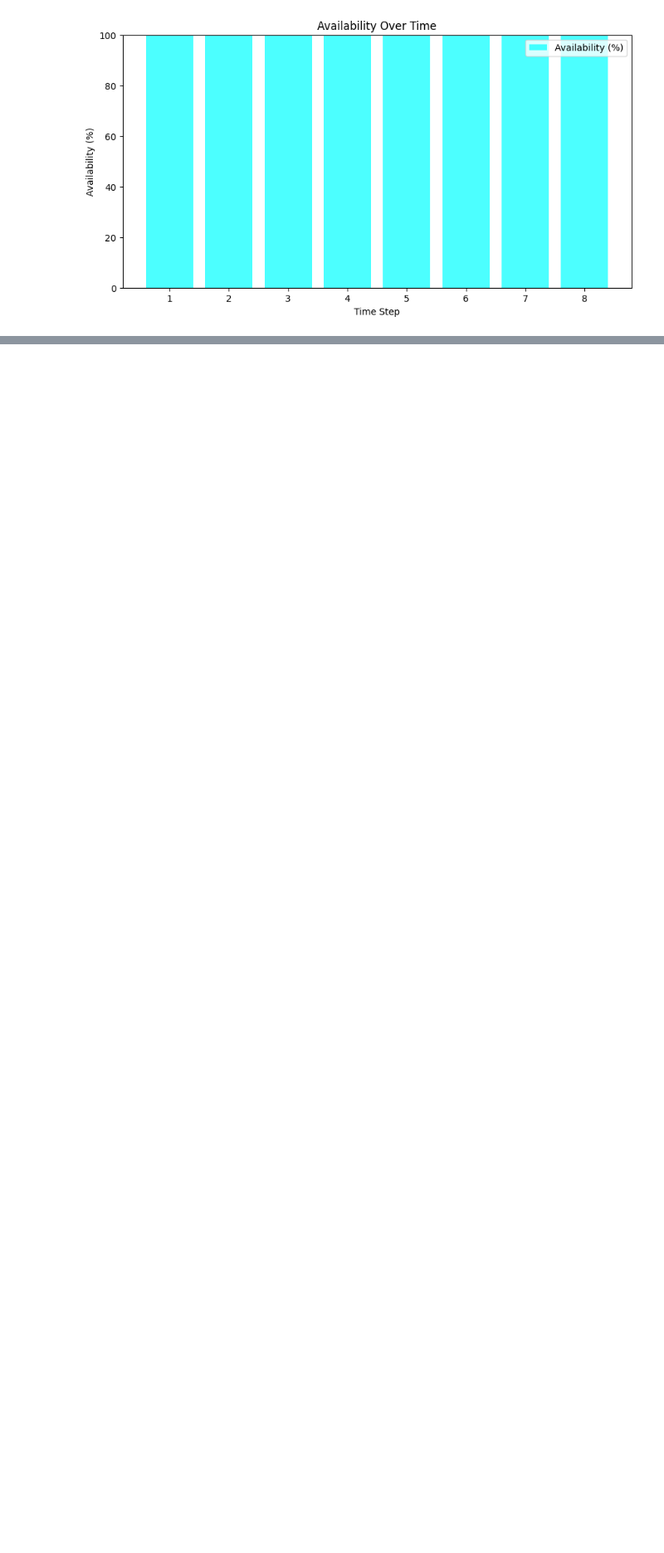
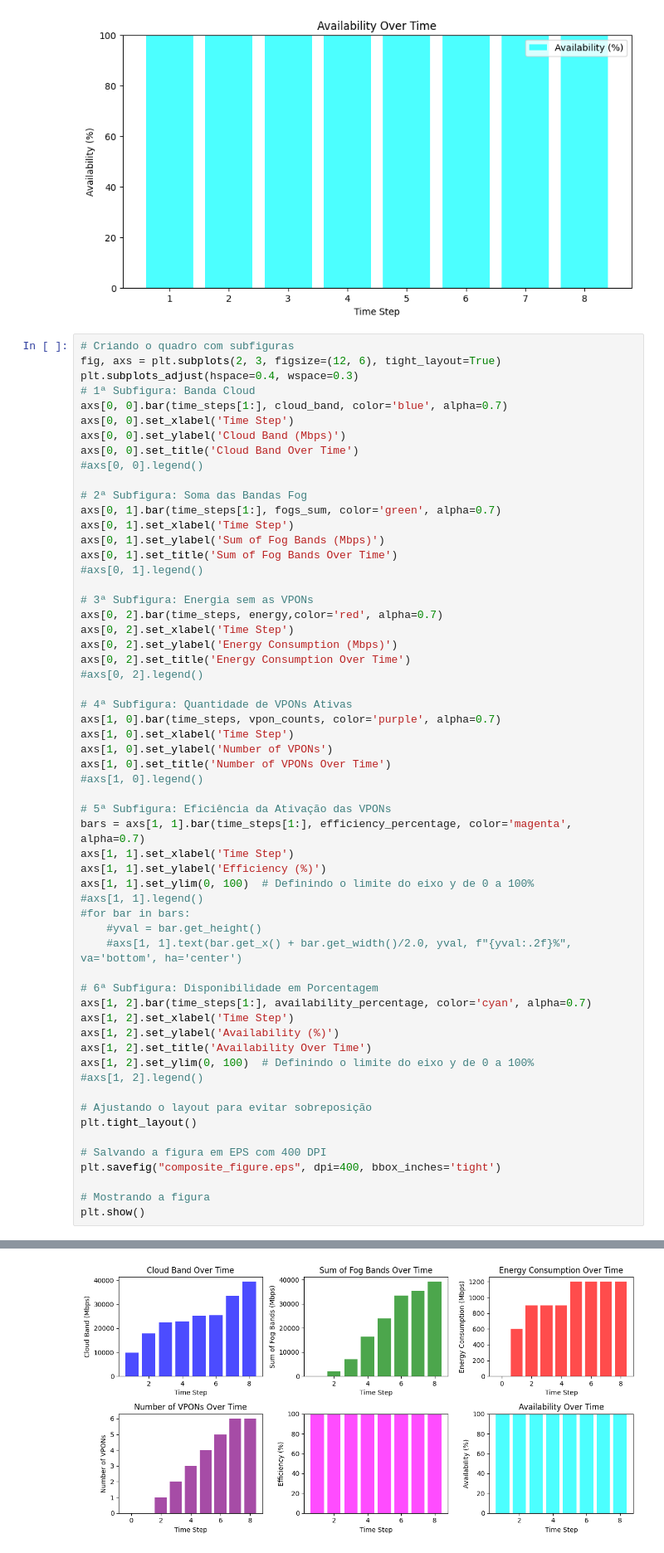
Before and after one commit to meimarcel/dqn-network-slice, a Jupyter notebook: code/Results.ipynb, the cells around one changed output, grey strips where cells are left out. Shown at 83% size. Saved outputs shown, nothing was run; the diff lists cells and outputs as text; blank space fills up the shorter version.

```diff
--- a/code/Results.ipynb
+++ b/code/Results.ipynb
@@ -246,3 +251,62 @@ plt.legend()
 plt.show()
 # %% [output]
 [figure]
+# %%
+# Criando o quadro com subfiguras
+fig, axs = plt.subplots(2, 3, figsize=(12, 6), tight_layout=True)
+plt.subplots_adjust(hspace=0.4, wspace=0.3)
+# 1ª Subfigura: Banda Cloud
+axs[0, 0].bar(time_steps[1:], cloud_band, color='blue', alpha=0.7)
+axs[0, 0].set_xlabel('Time Step')
+axs[0, 0].set_ylabel('Cloud Band (Mbps)')
+axs[0, 0].set_title('Cloud Band Over Time')
+#axs[0, 0].legend()
+
+# 2ª Subfigura: Soma das Bandas Fog
+axs[0, 1].bar(time_steps[1:], fogs_sum, color='green', alpha=0.7)
+axs[0, 1].set_xlabel('Time Step')
+axs[0, 1].set_ylabel('Sum of Fog Bands (Mbps)')
+axs[0, 1].set_title('Sum of Fog Bands Over Time')
+#axs[0, 1].legend()
+
+# 3ª Subfigura: Energia sem as VPONs
+axs[0, 2].bar(time_steps, energy,color='red', alpha=0.7)
+axs[0, 2].set_xlabel('Time Step')
+axs[0, 2].set_ylabel('Energy Consumption (Mbps)')
+axs[0, 2].set_title('Energy Consumption Over Time')
+#axs[0, 2].legend()
+
+# 4ª Subfigura: Quantidade de VPONs Ativas
+axs[1, 0].bar(time_steps, vpon_counts, color='purple', alpha=0.7)
+axs[1, 0].set_xlabel('Time Step')
+axs[1, 0].set_ylabel('Number of VPONs')
+axs[1, 0].set_title('Number of VPONs Over Time')
+#axs[1, 0].legend()
+
+# 5ª Subfigura: Eficiência da Ativação das VPONs
+bars = axs[1, 1].bar(time_steps[1:], efficiency_percentage, color='magenta', alpha=0.7)
+axs[1, 1].set_xlabel('Time Step')
+axs[1, 1].set_ylabel('Efficiency (%)')
+axs[1, 1].set_ylim(0, 100)  # Definindo o limite do eixo y de 0 a 100%
+#axs[1, 1].legend()
+#for bar in bars:
+    #yval = bar.get_height()
+    #axs[1, 1].text(bar.get_x() + bar.get_width()/2.0, yval, f"{yval:.2f}%", va='bottom', ha='center')
+
+# 6ª Subfigura: Disponibilidade em Porcentagem
+axs[1, 2].bar(time_steps[1:], availability_percentage, color='cyan', alpha=0.7)
+axs[1, 2].set_xlabel('Time Step')
+axs[1, 2].set_ylabel('Availability (%)')
+axs[1, 2].set_title('Availability Over Time')
+axs[1, 2].set_ylim(0, 100)  # Definindo o limite do eixo y de 0 a 100%
+#axs[1, 2].legend()
+
+# Ajustando o layout para evitar sobreposição
+plt.tight_layout()
+
+# Salvando a figura em EPS com 400 DPI
+plt.savefig("composite_figure.eps", dpi=400, bbox_inches='tight')
+
+# Mostrando a figura
+plt.show()
+# %% [output]
@@ -248,0 +314 @@ plt.show()
+[figure, added]
```
Also changed, not shown: parts of 7 cells of this notebook.
